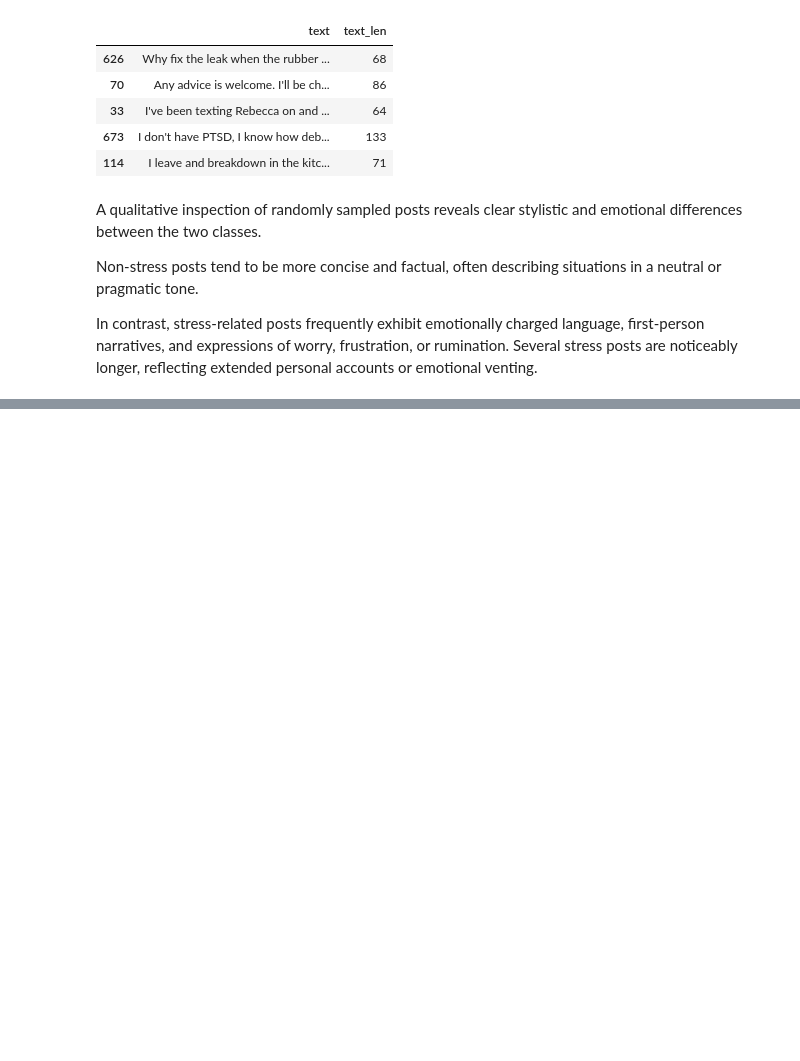
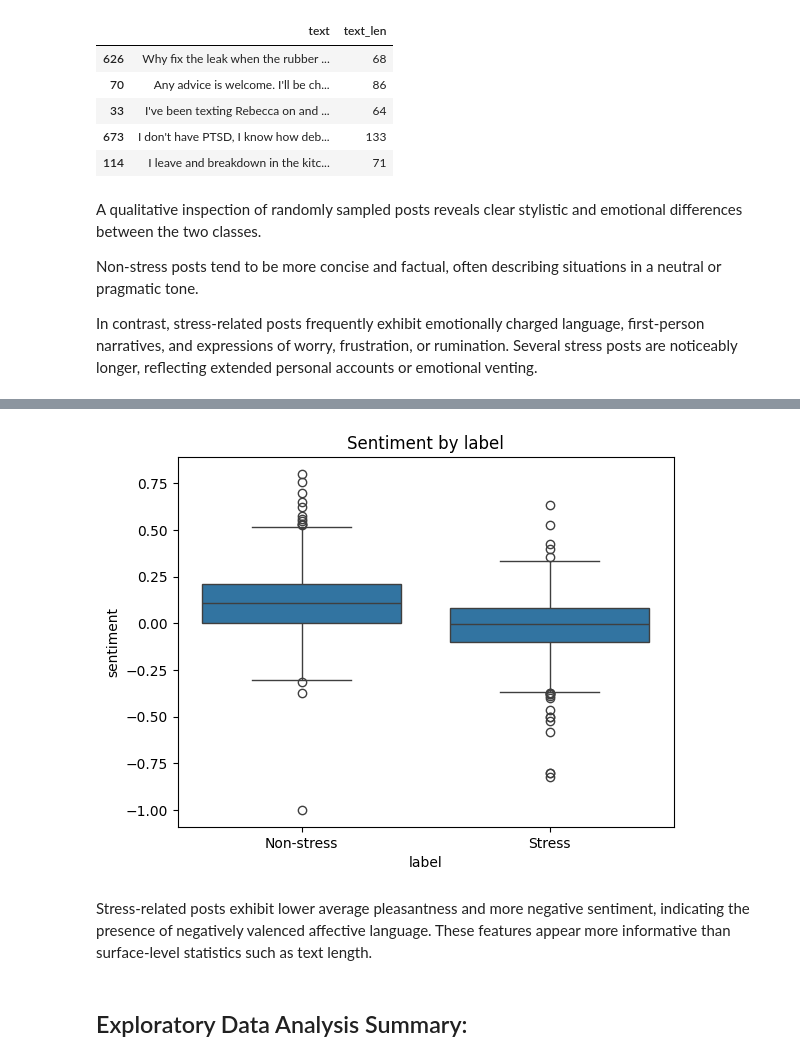
Before and after one commit to jacques2/dreaddit-stress-nlp, a Jupyter notebook: notebooks/01_eda.ipynb.ipynb, the cells around one changed output, grey strips where cells are left out. Saved outputs shown, nothing was run; the diff lists cells and outputs as text; code cells hidden in the pictures; blank space fills up the shorter version.

```diff
--- a/notebooks/01_eda.ipynb.ipynb
+++ b/notebooks/01_eda.ipynb.ipynb
@@ -182,0 +191,13 @@ In contrast, stress-related posts frequently exhibit emotionally charged languag
+# %%
+# Sentiment by label
+
+sns.boxplot(x="label", y="sentiment", data=df)
+plt.xticks([0, 1], ["Non-stress", "Stress"])
+plt.title("Sentiment by label")
+plt.show()
+# %% [output]
+[figure, added]
+# %% [markdown]
+Stress-related posts exhibit lower average pleasantness and more negative sentiment, indicating the presence of negatively valenced affective language. These features appear more informative than surface-level statistics such as text length.
+# %% [markdown]
+## Exploratory Data Analysis Summary:
```
Also changed, not shown: parts of 7 cells of this notebook, 1 other file.
